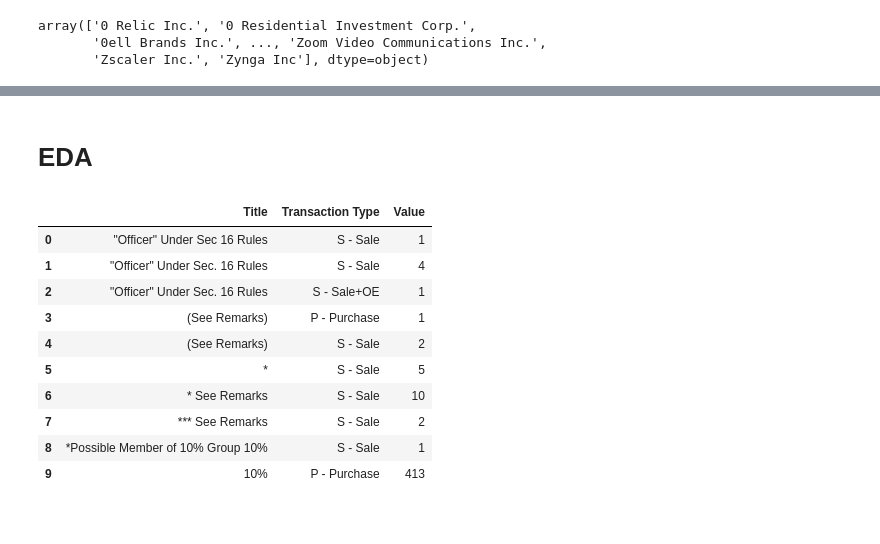
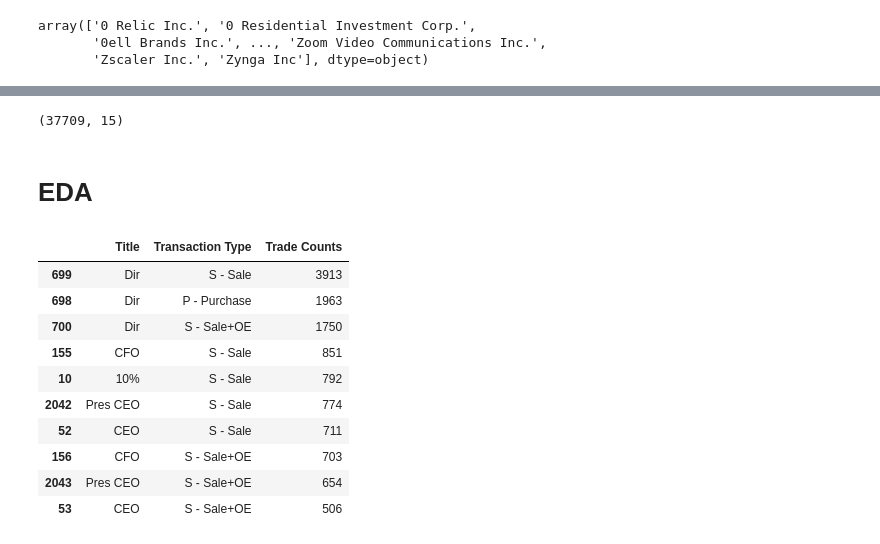
Before and after one commit to CassieCcL/Insider-trades, a Jupyter notebook: Insider-trades.ipynb, the cells around one changed output, grey strips where cells are left out. Saved outputs shown, nothing was run; the diff lists cells and outputs as text; code cells hidden in the pictures.

```diff
--- a/Insider-trades.ipynb
+++ b/Insider-trades.ipynb
@@ -58,19 +60,27 @@ insider_df = insider_df.drop("Ticker", axis=1)
+# %%
+insider_df.shape
+# %% [output]
+(37709, 15)
 # %% [markdown]
 # EDA
 # %%
 # Show the frequencies of each type of insider trades
 
-insider_type = insider_df.groupby(["Title","Transaction Type"], as_index=False)["Value"].count()
+nsider_type = insider_df.groupby(["Title","Transaction Type"], as_index=False)["Value"].count()
+insider_type = insider_type.rename(columns={"Value":"Trade Counts"})
+insider_type = insider_type.sort_values(by="Trade Counts", ascending=False)
 insider_type.head(10)
+
+#len(insider_df["Title"].unique())
 # %% [output]
-|  | Title | Transaction Type | Value |
-| 0 | "Officer" Under Sec 16 Rules | S - Sale | 1 |
-| 1 | "Officer" Under Sec. 16 Rules | S - Sale | 4 |
-| 2 | "Officer" Under Sec. 16 Rules | S - Sale+OE | 1 |
-| 3 | (See Remarks) | P - Purchase | 1 |
-| 4 | (See Remarks) | S - Sale | 2 |
-| 5 | * | S - Sale | 5 |
-| 6 | * See Remarks | S - Sale | 10 |
-| 7 | *** See Remarks | S - Sale | 2 |
-| 8 | *Possible Member of 10% Group 10% | S - Sale | 1 |
-| 9 | 10% | P - Purchase | 413 |
+|  | Title | Transaction Type | Trade Counts |
+| 699 | Dir | S - Sale | 3913 |
+| 698 | Dir | P - Purchase | 1963 |
+| 700 | Dir | S - Sale+OE | 1750 |
+| 155 | CFO | S - Sale | 851 |
+| 10 | 10% | S - Sale | 792 |
+| 2042 | Pres CEO | S - Sale | 774 |
+| 52 | CEO | S - Sale | 711 |
+| 156 | CFO | S - Sale+OE | 703 |
+| 2043 | Pres CEO | S - Sale+OE | 654 |
+| 53 | CEO | S - Sale+OE | 506 |
```
Also changed, not shown: parts of 6 cells of this notebook.
